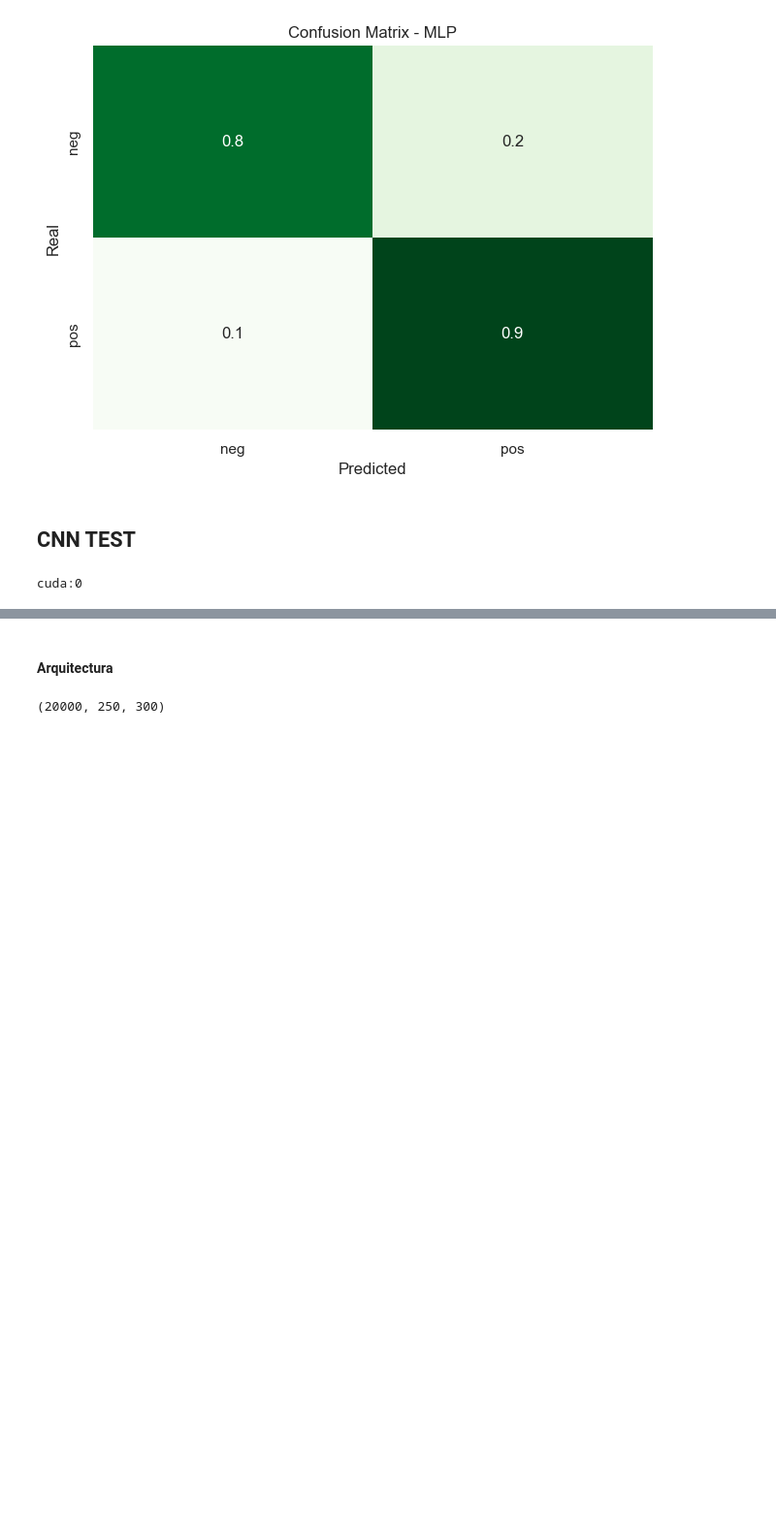
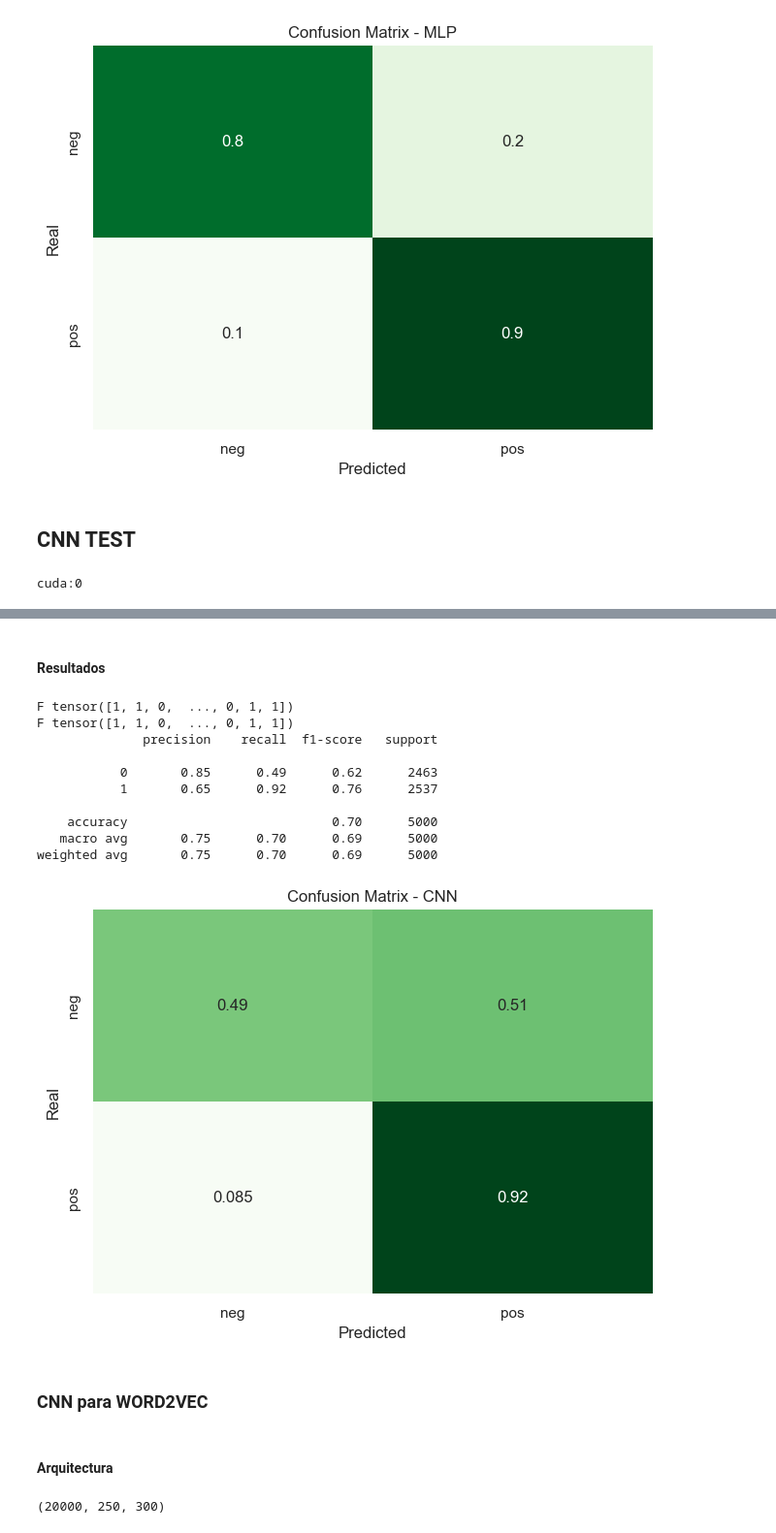
Before and after one commit to Adrian-Cespedes/Proy4-ML, a Jupyter notebook: mainCNN.ipynb, the cells around one changed output, grey strips where cells are left out. Shown at 97% size. Cells and saved outputs as stored; diff of their text form; code cells hidden in the pictures; blank space fills up the shorter version.

```diff
--- a/mainCNN.ipynb
+++ b/mainCNN.ipynb
@@ -1054,0 +1225,22 @@ cuda:0
+# %% [markdown]
+#### Resultados
+# %%
+# x_test_dv = torch.tensor(x_test.toarray(), dtype=torch.float32)
+x_test_dv = x_test_cq
+y_test_dv = torch.tensor(y_test_cq, dtype=torch.long)
+test_dataset = TensorDataset(x_test_dv, y_test_dv)
+test_loader = DataLoader(test_dataset, batch_size=BATCH_SIZE, shuffle=True)
+
+test(modelCNN, test_loader, "CNN")
+# %% [output]
+F tensor([1, 1, 0,  ..., 0, 1, 1])
+F tensor([1, 1, 0,  ..., 0, 1, 1])
+              precision    recall  f1-score   support
+
+           0       0.85      0.49      0.62      2463
+           1       0.65      0.92      0.76      2537
+
+    accuracy                           0.70      5000
+   macro avg       0.75      0.70      0.69      5000
+weighted avg       0.75      0.70      0.69      5000
+[figure, added]
@@ -1055,3 +1260,5 @@ cuda:0
+# %% [markdown]
+### CNN para WORD2VEC
 # %% [markdown]
 #### Arquitectura
 # %%
```
Also changed, not shown: parts of 28 cells of this notebook.
